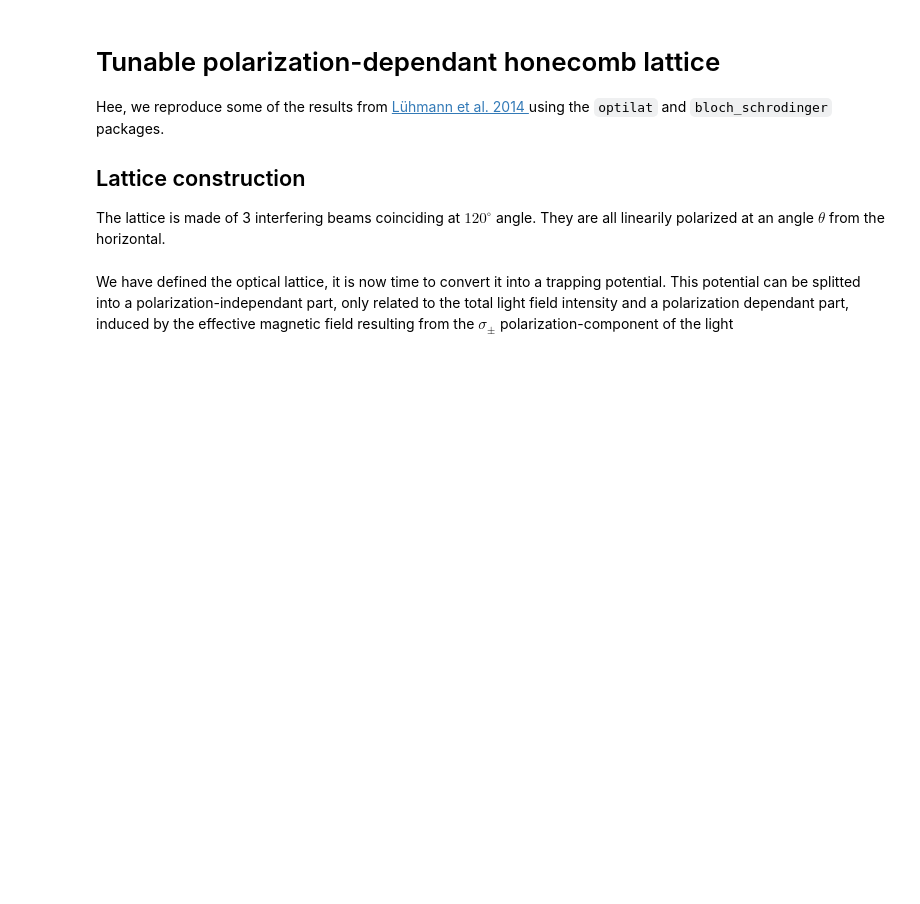
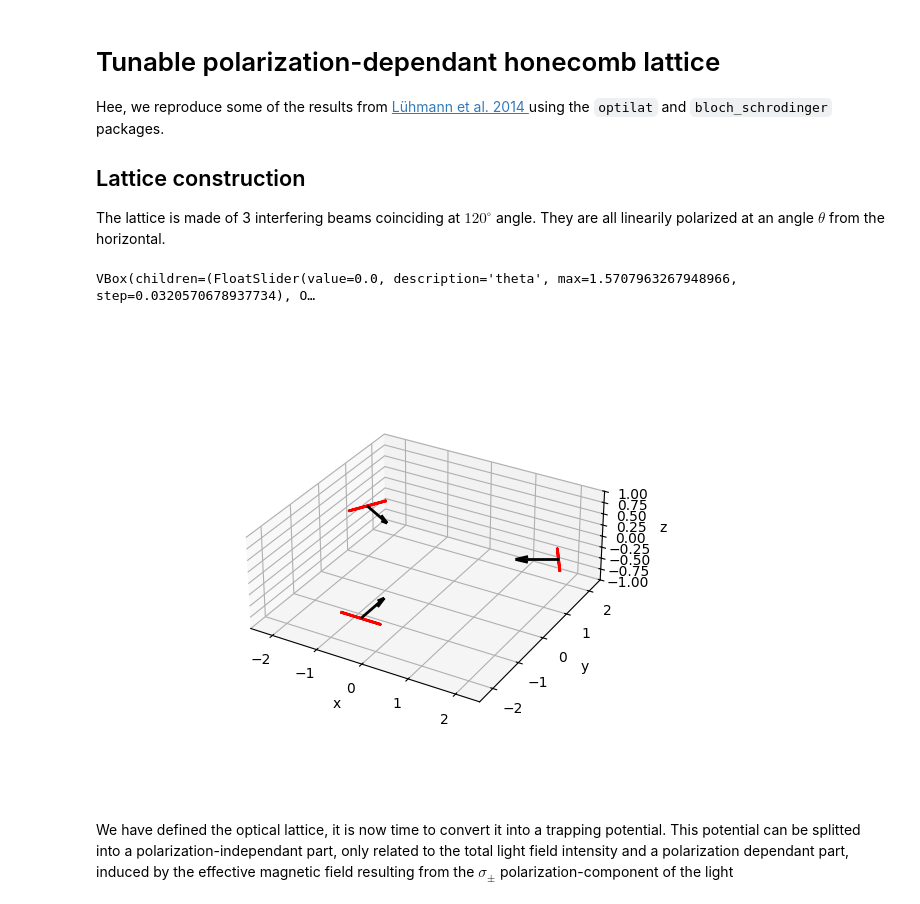
Before and after one commit to GuillotMartin/OptiLat, a Jupyter notebook: docs/PolarizationHoneycomb.ipynb, the cells around one changed output. Drawn from its saved outputs; the diff is of its cells as text; code cells hidden in the pictures; blank space fills up the shorter version.

```diff
--- a/docs/PolarizationHoneycomb.ipynb
+++ b/docs/PolarizationHoneycomb.ipynb
@@ -9,30 +9,34 @@ The lattice is made of 3 interfering beams coinciding at $120^\circ$ angle. They
 # %%
 from optilat.builder import OptiLat, Beam
 from bloch_schrodinger.potential import Potential, create_parameter
 import numpy as np
 import matplotlib.pyplot as plt
 
 
 lamb = 0.83 # Laser wavelength
 laser_angles = [np.pi/2 + np.pi * 2 / 3 * i for i in range(3)] # 120deg lasers
 
 theta = create_parameter("theta", np.linspace(0,np.pi/2, 50))
 
 beams = [
     Beam(
         wavelength=lamb,
         direction=[np.cos(ang), np.sin(ang), 0],
         polar=[np.cos(theta), np.sin(theta)]
     )
     for ang in laser_angles
 ]
 
 lattice = OptiLat()
 lattice.add_beam(beams, [0]*3)
 
-honeycomb = Potential(
-    [[10,0], [0,10]],
-    resolution=(200,200)
-)
+### We can use the plot function to inspect the resulting beam lattice
+
+%matplotlib widget
+lattice.plot(box=[5,5,2])
+plt.show()
+# %% [output]
+VBox(children=(FloatSlider(value=0.0, description='theta', max=1.5707963267948966, step=0.0320570678937734), O…
+[figure, added]
 # %% [markdown]
 We have defined the optical lattice, it is now time to convert it into a trapping potential. This potential can be splitted into a polarization-independant part, only related to the total light field intensity and a polarization dependant part, induced by the effective magnetic field resulting from the $\sigma_\pm$ polarization-component of the light
```
Also changed, not shown: parts of 1 cell of this notebook, 3 other files.
